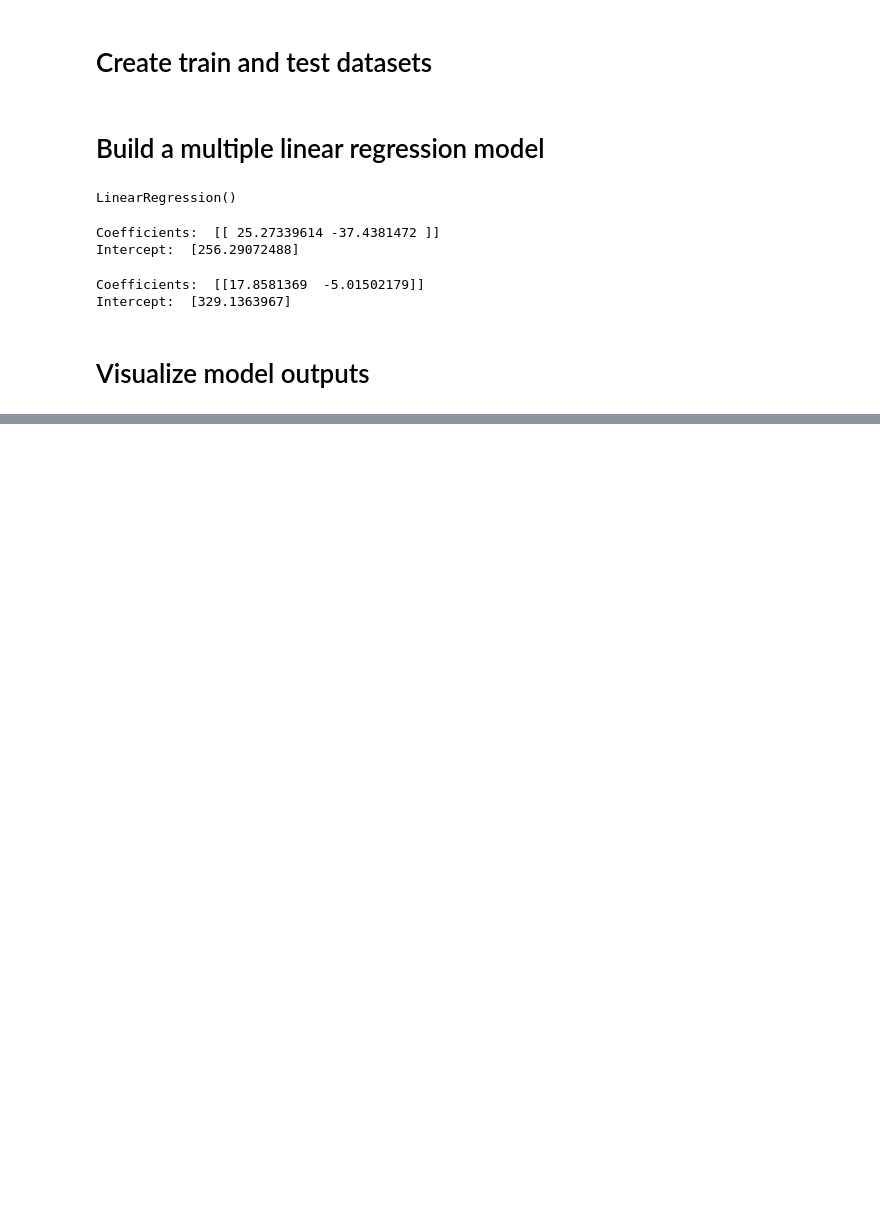
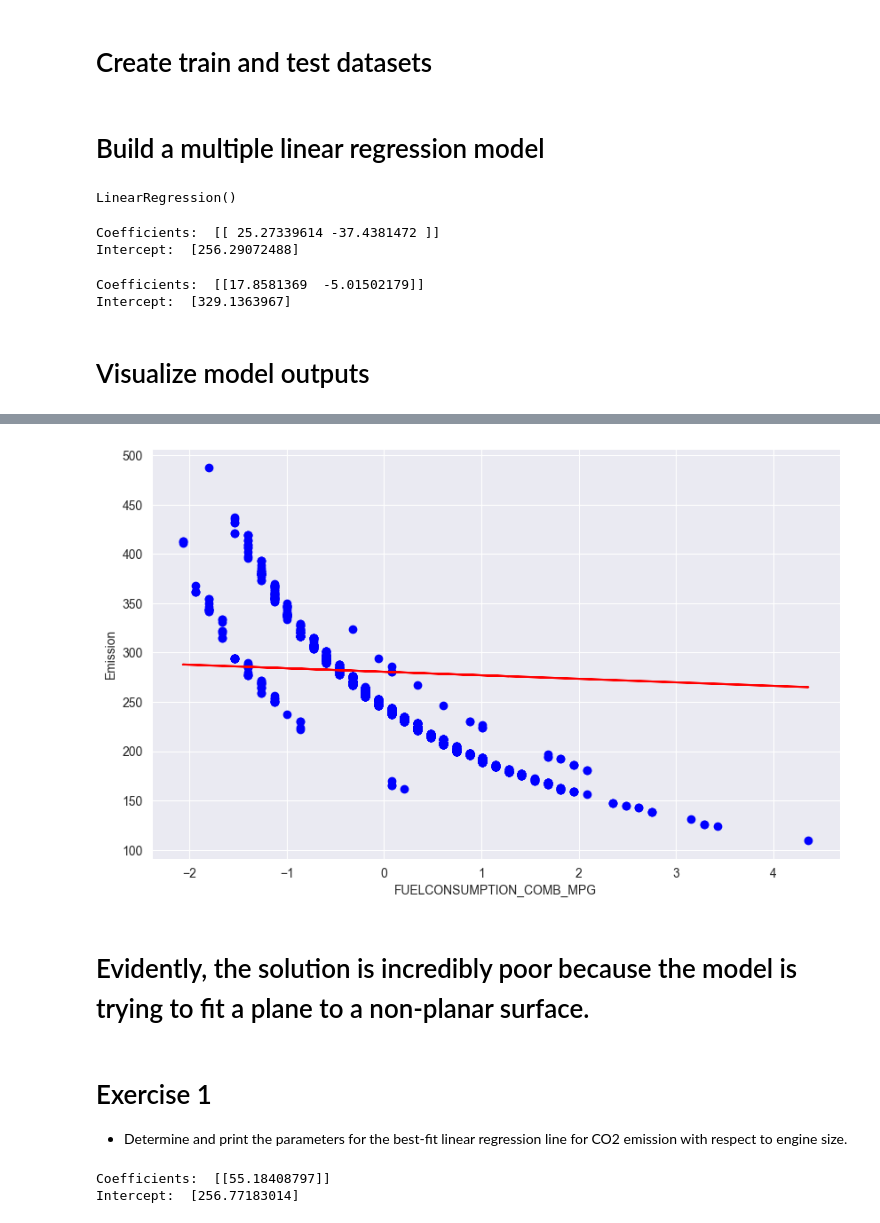
Before and after one commit to Hasan082/AI_and_Machine_learning, a Jupyter notebook: machien_learning/Multiple_Linear_Regression.ipynb, the cells around one changed output, grey strips where cells are left out. Cells and saved outputs as stored; diff of their text form; code cells hidden in the pictures; blank space fills up the shorter version.

Commit message:
Multiple linear regression done

```diff
--- a/machien_learning/Multiple_Linear_Regression.ipynb
+++ b/machien_learning/Multiple_Linear_Regression.ipynb
@@ -241,0 +251,26 @@ plt.show()
+# %%
+plt.figure(figsize=(10,6))
+plt.scatter(X_train[:,1], y_train,  color='blue')
+plt.plot(X_train[:,1], coef_[1] * X_train[:,1] + intercept_, '-r')
+plt.xlabel("FUELCONSUMPTION_COMB_MPG")
+plt.ylabel("Emission")
+plt.show()
+# %% [output]
+[figure, added]
+# %% [markdown]
+# Evidently, the solution is incredibly poor because the model is trying to fit a plane to a non-planar surface.
+# %% [markdown]
+# Exercise 1
+* Determine and print the parameters for the best-fit linear regression line for CO2 emission with respect to engine size.
+# %%
+X_train_1 = X_train[:,0]
+regressor_1 = LinearRegression()
+regressor_1.fit(X_train_1.reshape(-1, 1), y_train)
+coef_1 =  regressor_1.coef_
+intercept_1 = regressor_1.intercept_
+
+print ('Coefficients: ',coef_1)
+print ('Intercept: ',intercept_1)
+# %% [output]
+Coefficients:  [[55.18408797]]
+Intercept:  [256.77183014]
```
Also changed, not shown: parts of 12 cells of this notebook.
